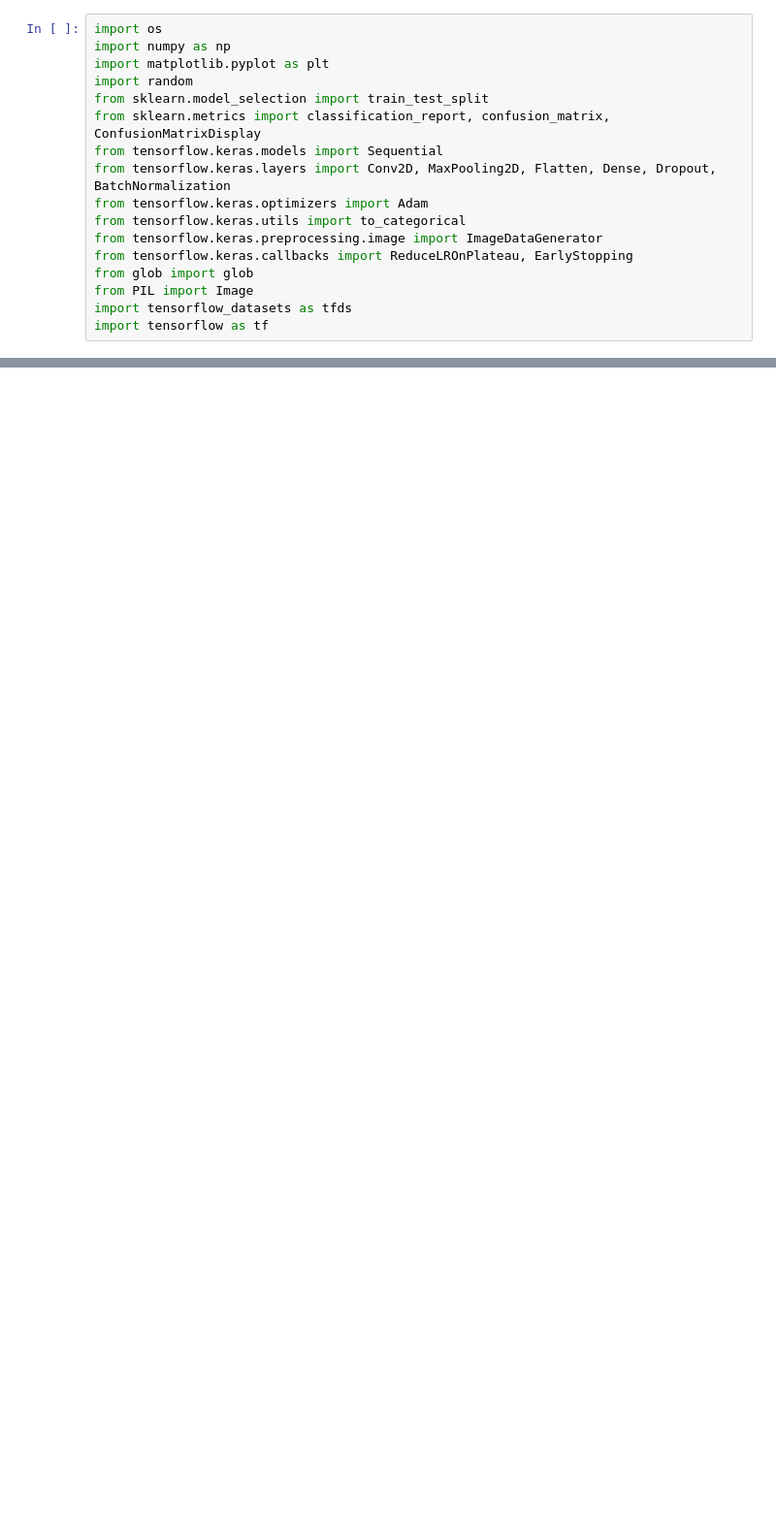
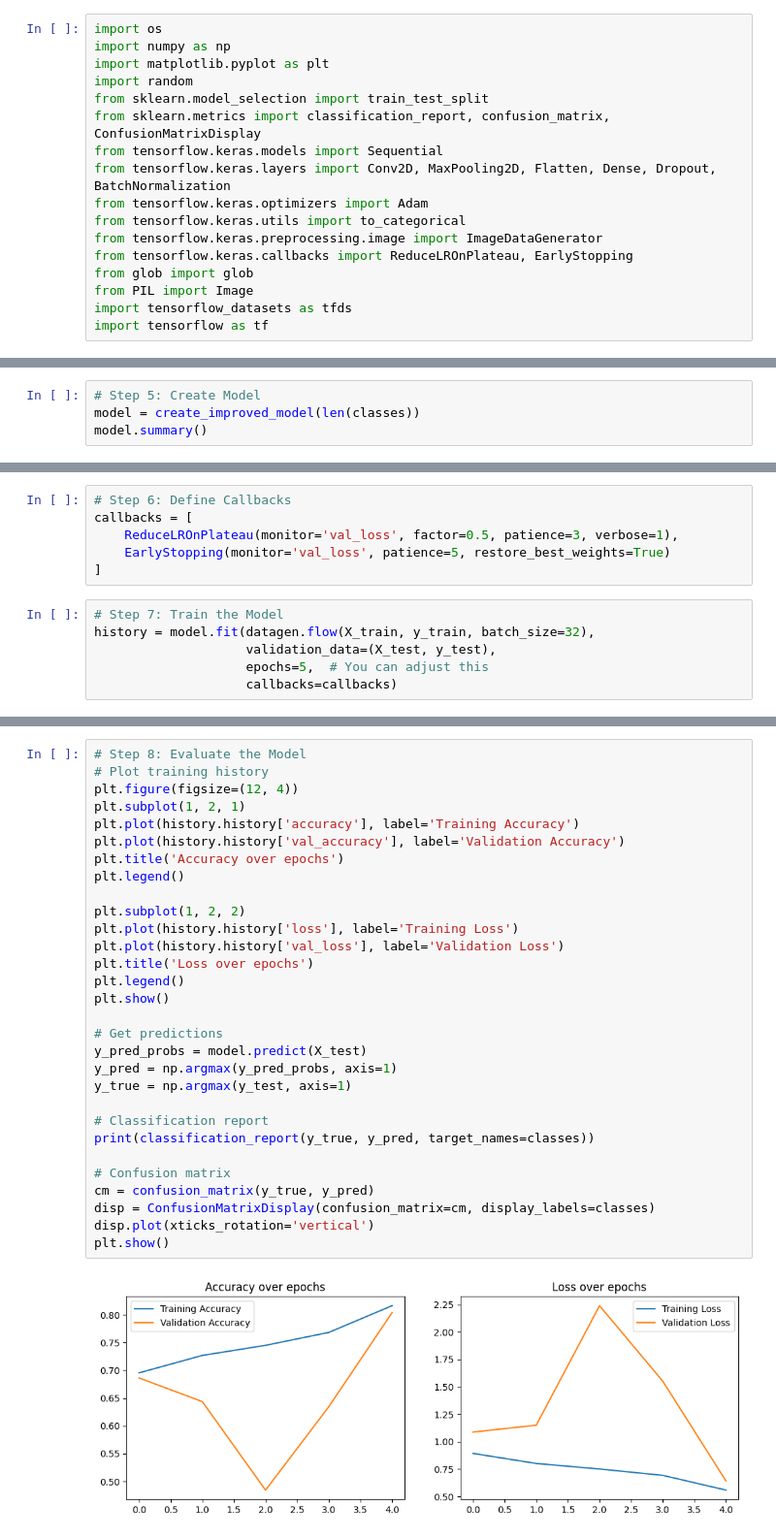
Before and after one commit to High-ren/Classification, a Jupyter notebook: code.ipynb, the cells around one changed output, grey strips where cells are left out. Shown at 97% size. Saved outputs shown, nothing was run; the diff lists cells and outputs as text; blank space fills up the shorter version.

```diff
--- a/code.ipynb
+++ b/code.ipynb
@@ -42,0 +89,4 @@ Loaded 27000 images across 10 classes.
+# %%
+# Step 5: Create Model
+model = create_improved_model(len(classes))
+model.summary()
@@ -42,0 +115,12 @@ Loaded 27000 images across 10 classes.
+# %%
+# Step 6: Define Callbacks
+callbacks = [
+    ReduceLROnPlateau(monitor='val_loss', factor=0.5, patience=3, verbose=1),
+    EarlyStopping(monitor='val_loss', patience=5, restore_best_weights=True)
+]
+# %%
+# Step 7: Train the Model
+history = model.fit(datagen.flow(X_train, y_train, batch_size=32),
+                    validation_data=(X_test, y_test),
+                    epochs=5,  # You can adjust this
+                    callbacks=callbacks)
@@ -42,0 +140,32 @@ Loaded 27000 images across 10 classes.
+# %%
+# Step 8: Evaluate the Model
+# Plot training history
+plt.figure(figsize=(12, 4))
+plt.subplot(1, 2, 1)
+plt.plot(history.history['accuracy'], label='Training Accuracy')
+plt.plot(history.history['val_accuracy'], label='Validation Accuracy')
+plt.title('Accuracy over epochs')
+plt.legend()
+
+plt.subplot(1, 2, 2)
+plt.plot(history.history['loss'], label='Training Loss')
+plt.plot(history.history['val_loss'], label='Validation Loss')
+plt.title('Loss over epochs')
+plt.legend()
+plt.show()
+
+# Get predictions
+y_pred_probs = model.predict(X_test)
+y_pred = np.argmax(y_pred_probs, axis=1)
+y_true = np.argmax(y_test, axis=1)
+
+# Classification report
+print(classification_report(y_true, y_pred, target_names=classes))
+
+# Confusion matrix
+cm = confusion_matrix(y_true, y_pred)
+disp = ConfusionMatrixDisplay(confusion_matrix=cm, display_labels=classes)
+disp.plot(xticks_rotation='vertical')
+plt.show()
+# %% [output]
+[figure, added]
```
Also changed, not shown: parts of 8 cells of this notebook.
